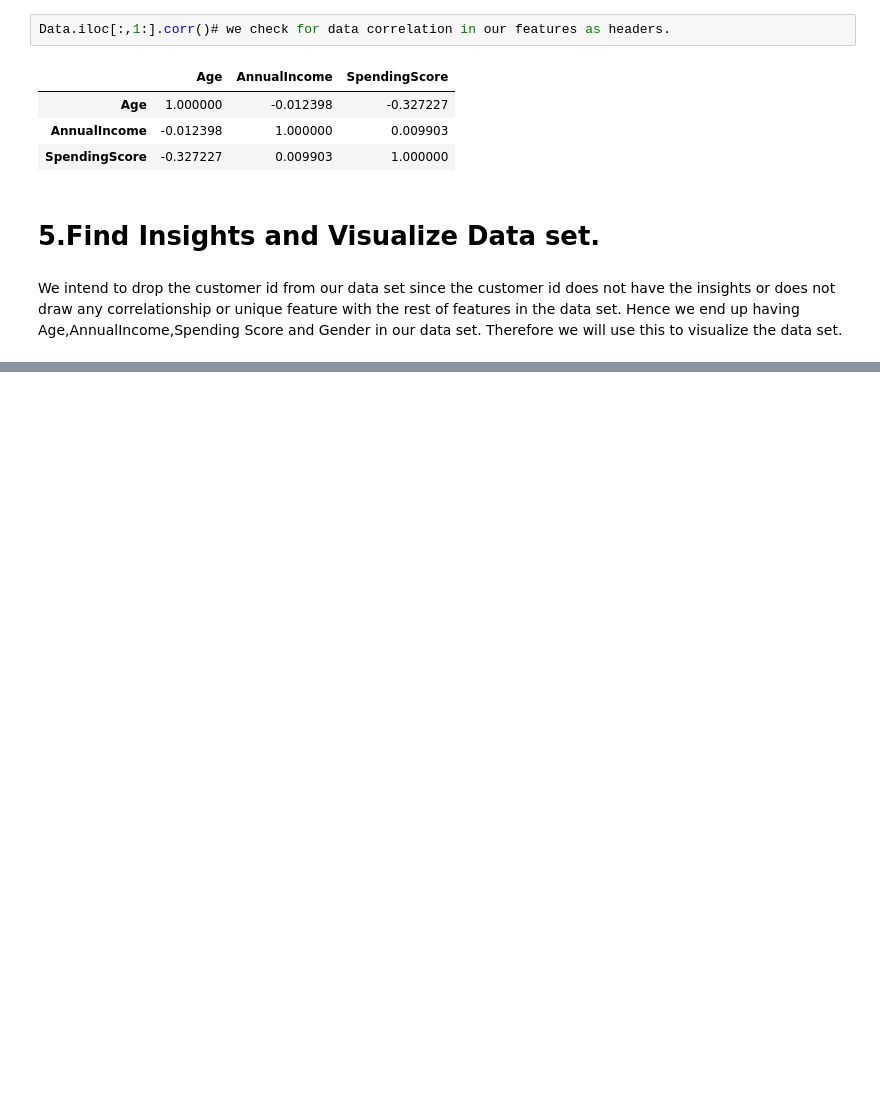
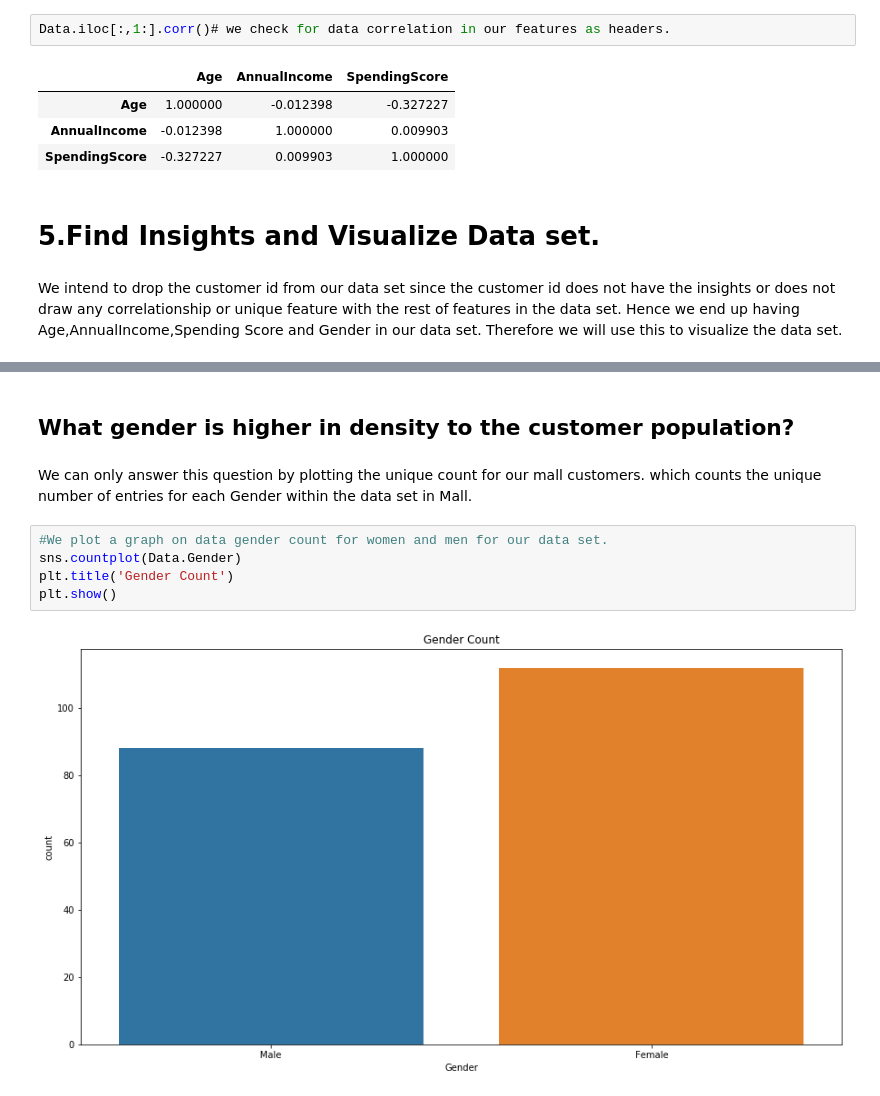
Before and after one commit to otumanelson758/Jenga-Project, a Jupyter notebook: CustomerSegmentationProject.ipynb, the cells around one changed output, grey strips where cells are left out. Saved outputs shown, nothing was run; the diff lists cells and outputs as text; blank space fills up the shorter version.

```diff
--- a/CustomerSegmentationProject.ipynb
+++ b/CustomerSegmentationProject.ipynb
@@ -217,0 +266,11 @@ Therefore we will use this to visualize the data set.
+# %% [markdown]
+## What gender is higher in density to the customer population?
+# %% [markdown]
+We can only answer this question by plotting the unique count for our mall customers. which counts the unique number of entries for each Gender within the data set in Mall.
+# %%
+#We plot a graph on data gender count for women and men for our data set.
+sns.countplot(Data.Gender)
+plt.title('Gender Count')
+plt.show()
+# %% [output]
+[figure, added]
```
Also changed, not shown: parts of 43 cells of this notebook.
